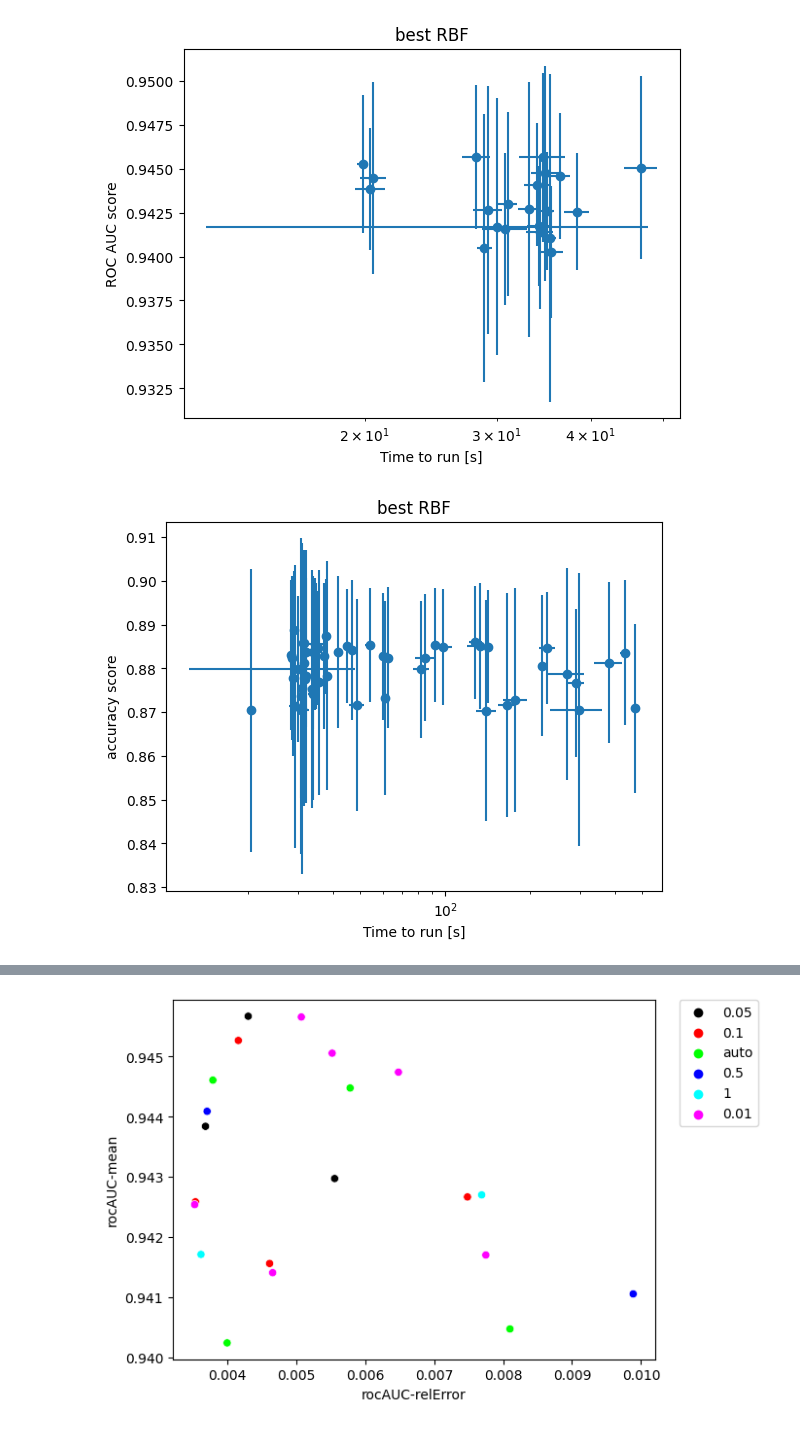
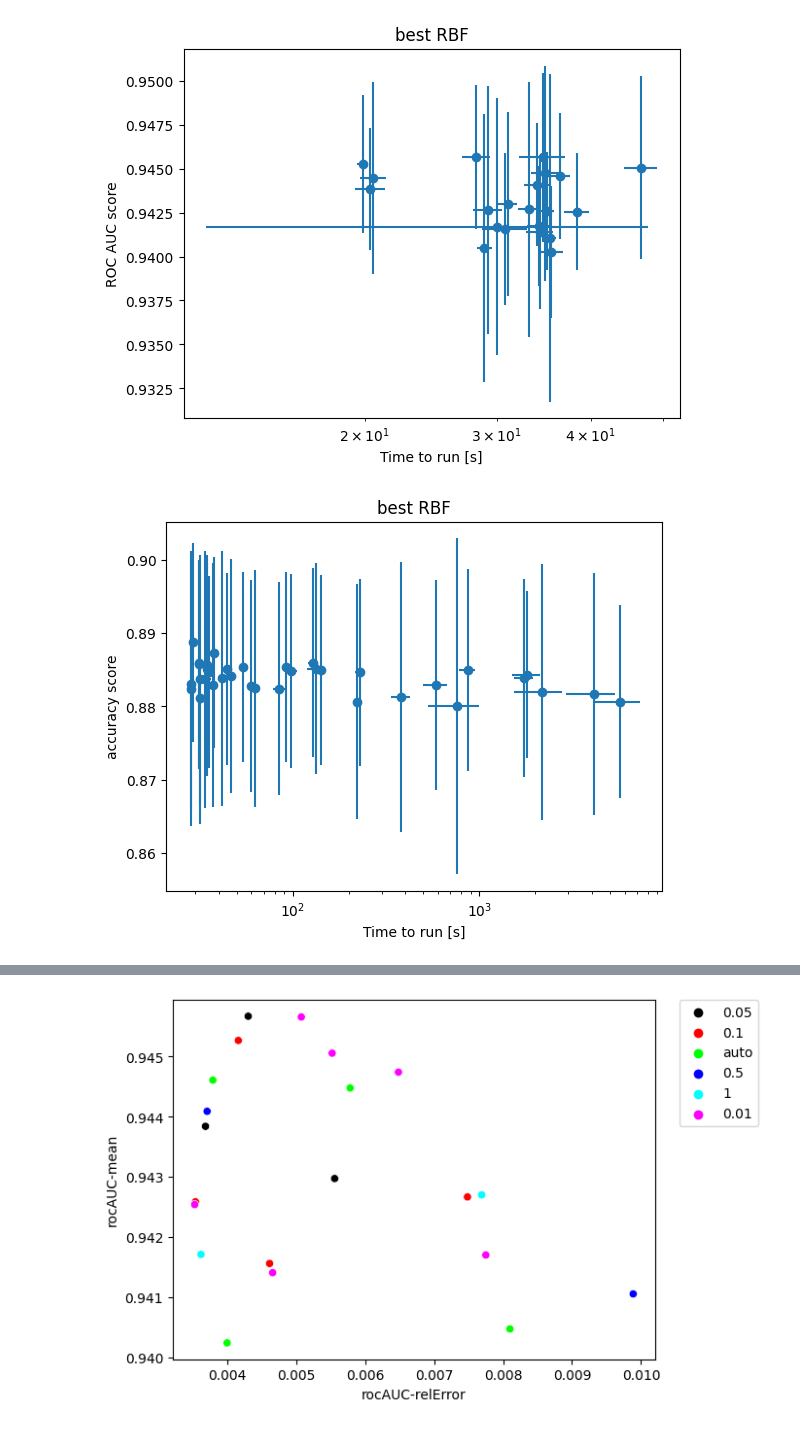
Before and after one commit to mhassans/galaxyMorphology, a Jupyter notebook: PlotHyperParamOpt.ipynb, the cells around one changed output, grey strips where cells are left out. Cells and saved outputs as stored; diff of their text form; code cells hidden in the pictures.

Commit message:
add latest plots in jn

```diff
--- a/PlotHyperParamOpt.ipynb
+++ b/PlotHyperParamOpt.ipynb
@@ -35,10 +36,10 @@ scatterplotWithErrors(x=df_highROC['TimeToRun-mean'], y=df_highROC["rocAUC-mean"
 # %% [output]
 [figure]
 # %%
-df_highAcc = df[df['accuracy-mean']>0.87]
+df_highAcc = df[df['accuracy-mean']>0.88]
 scatterplotWithErrors(x=df_highAcc['TimeToRun-mean'], y=df_highAcc["accuracy-mean"], x_err=df_highAcc['TimeToRun-std'], y_err=df_highAcc["accuracy-std"], xlabel='Time to run [s]', ylabel='accuracy score', title='best RBF')
 # %% [output]
-[figure, old version]
+[figure, new version]
 # %%
 seventeenColors = ['#000000', '#FF0000', '#00FF00','#0000FF','#00FFFF','#FF00FF','#FFFF00','#FFA500','#FFC0CB','#808080','#A9A9A9','#D3D3D3','#A52A2A','#800080','#000080','#008080','#FFD700']
 # %%
```
Also changed, not shown: parts of 8 cells of this notebook, 1 other file.
